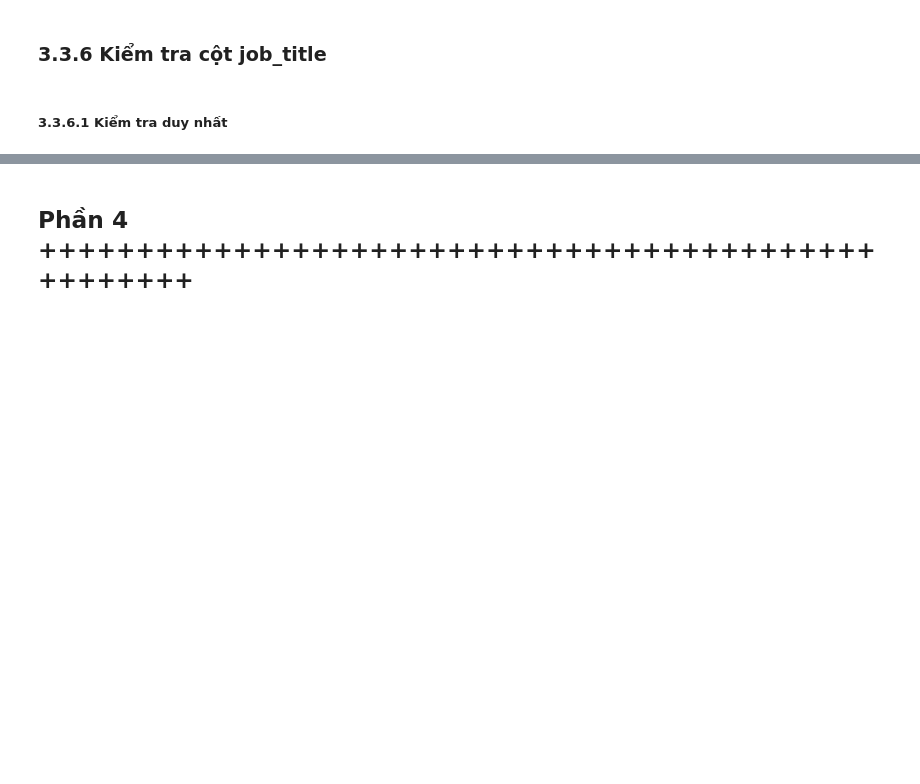
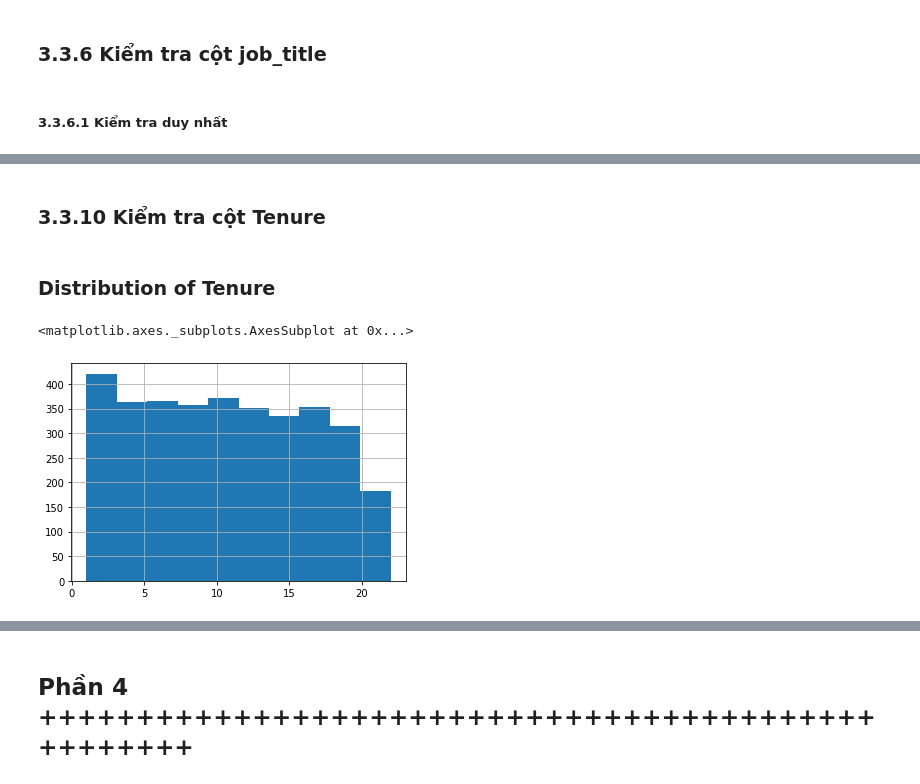
Before and after one commit to PhuongTa/internship, a Jupyter notebook: Ex_01_KPMG_virtual_internship.ipynb, the cells around one changed output, grey strips where cells are left out. Drawn from its saved outputs; the diff is of its cells as text; code cells hidden in the pictures; blank space fills up the shorter version.

Commit message:
Visualization bar chart

```diff
--- a/Ex_01_KPMG_virtual_internship.ipynb
+++ b/Ex_01_KPMG_virtual_internship.ipynb
@@ -1512,0 +1673,3 @@ array(['Yes', 'No'], dtype=object)
+# %%
+recency_df = Transactions.groupby('customer_id')['recency'].last()
+recency_df
@@ -1512,0 +1690,3 @@ array(['Yes', 'No'], dtype=object)
+# %%
+df_recencies = pd.DataFrame(data=recency_df, dtype=np.int64)
+df_recencies.head()
@@ -1512,0 +1705,4 @@ array(['Yes', 'No'], dtype=object)
+# %%
+#Give a score for frequency of purchase. 1 being the lowest and 4 the highest.
+df_recencies['recency_category'] = pd.qcut(df_recencies['recency'], q=4, labels = [4,3,2,1])
+df_recencies.columns
@@ -1512,0 +1727,4 @@ array(['Yes', 'No'], dtype=object)
+# %%
+#Merge recency with mergedDf info pairing by customer_id
+mergedDf = mergedDf.merge(df_recencies['recency_category'], on = 'customer_id')
+mergedDf.head()
@@ -1512,0 +1758,10 @@ array(['Yes', 'No'], dtype=object)
+# %% [markdown]
+### 3.3.10 Kiểm tra cột Tenure
+# %% [markdown]
+### Distribution of Tenure
+# %%
+#Distribution of tenure
+mergedDf['tenure'].hist()
+# %% [output]
+<matplotlib.axes._subplots.AxesSubplot at 0x...>
+[figure, added]
```
Also changed, not shown: parts of 376 cells of this notebook.
